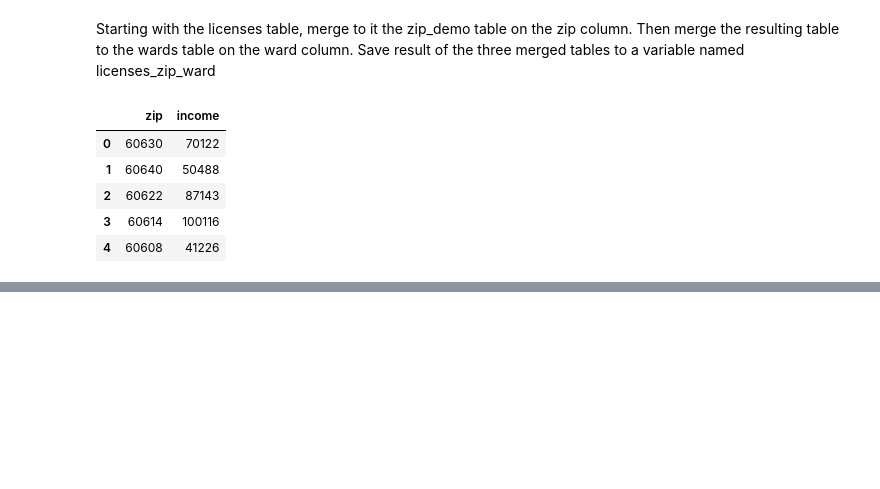
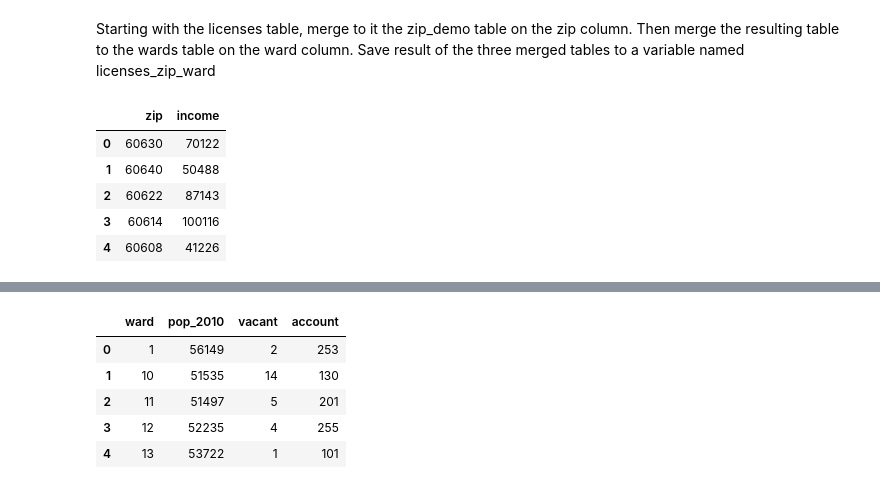
Before and after one commit to ishtiakrongon/Datacamp-Joining_data_with_pandas, a Jupyter notebook: data_merging_basics.ipynb, the cells around one changed output, grey strips where cells are left out. Cells and saved outputs as stored; diff of their text form; code cells hidden in the pictures; blank space fills up the shorter version.

```diff
--- a/data_merging_basics.ipynb
+++ b/data_merging_basics.ipynb
@@ -357,0 +435,11 @@ zip_demo.head()
+# %%
+pop_vac_lic = land_cen_lic.groupby(['ward', 'pop_2010', 'vacant'], as_index = False).agg({'account':'count'})
+# %%
+pop_vac_lic.head()
+# %% [output]
+|  | ward | pop_2010 | vacant | account |
+| 0 | 1 | 56149 | 2 | 253 |
+| 1 | 10 | 51535 | 14 | 130 |
+| 2 | 11 | 51497 | 5 | 201 |
+| 3 | 12 | 52235 | 4 | 255 |
+| 4 | 13 | 53722 | 1 | 101 |
```
Also changed, not shown: parts of 15 cells of this notebook, 1 other file.
